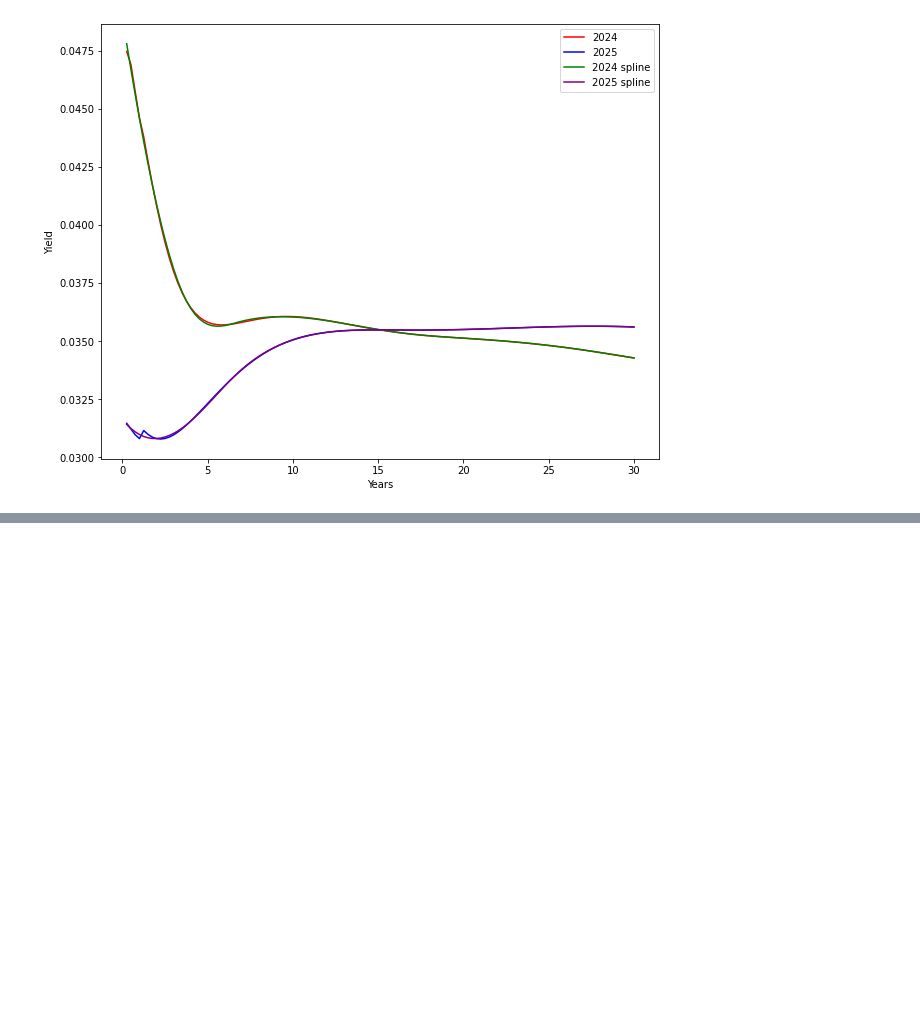
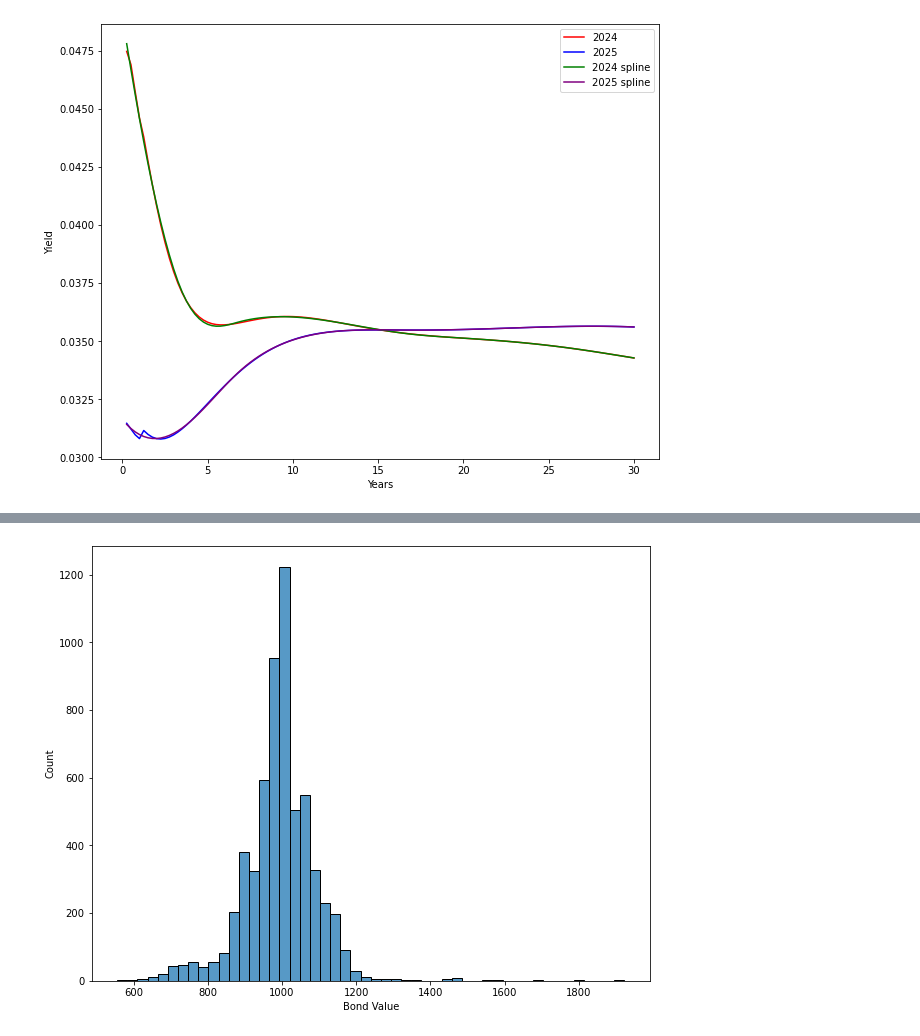
Before and after one commit to willseff/bond-pricing, a Jupyter notebook: bond_pricing.ipynb, the cells around one changed output, grey strips where cells are left out. Cells and saved outputs as stored; diff of their text form; code cells hidden in the pictures; blank space fills up the shorter version.

```diff
--- a/bond_pricing.ipynb
+++ b/bond_pricing.ipynb
@@ -200,0 +181,32 @@ d
+# %%
+# 2025 bond prices
+
+# set day to jan 13, 2025
+date_2025 = datetime(2025, 1, 13).date()
+
+# remove the bonds that have already matured
+bonds_2025 = bonds[bonds['MATURITY'] > datetime(2025,1,13)].copy()
+
+# apply the bond_value function to the bonds df
+bonds_2025['2025_value'] = bonds_2025.apply(lambda x: bond_value(x['OFFERING_DATE'],
+                                                  x['MATURITY'],
+                                                  x['INTEREST_FREQUENCY'],
+                                                  date_2025,
+                                                  x['PRINCIPAL_AMT'],
+                                                  x['COUPON']/100,
+                                                  spline_2025,
+                                                  x['TREASURY_SPREAD']/100/100), axis=1)
+
+# sum of all teh bond values
+bonds_2025['2025_value'].sum()
+# %%
+# make a distsribution of the bond values for the bonds less than 100 000
+plt.figure(figsize=(10, 8))
+
+sns.histplot(bonds_2025[bonds_2025['2025_value'] < 2000]['2025_value'], bins=50)
+
+plt.xlabel('Bond Value')
+
+plt.show()
+# %% [output]
+[figure, added]
```
Also changed, not shown: parts of 7 cells of this notebook.
